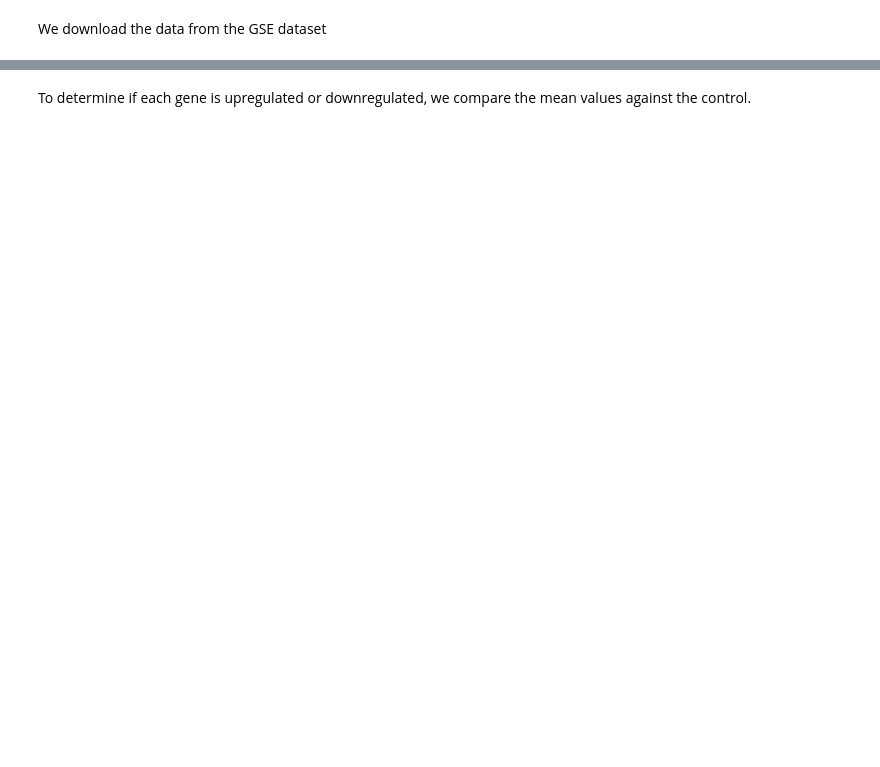
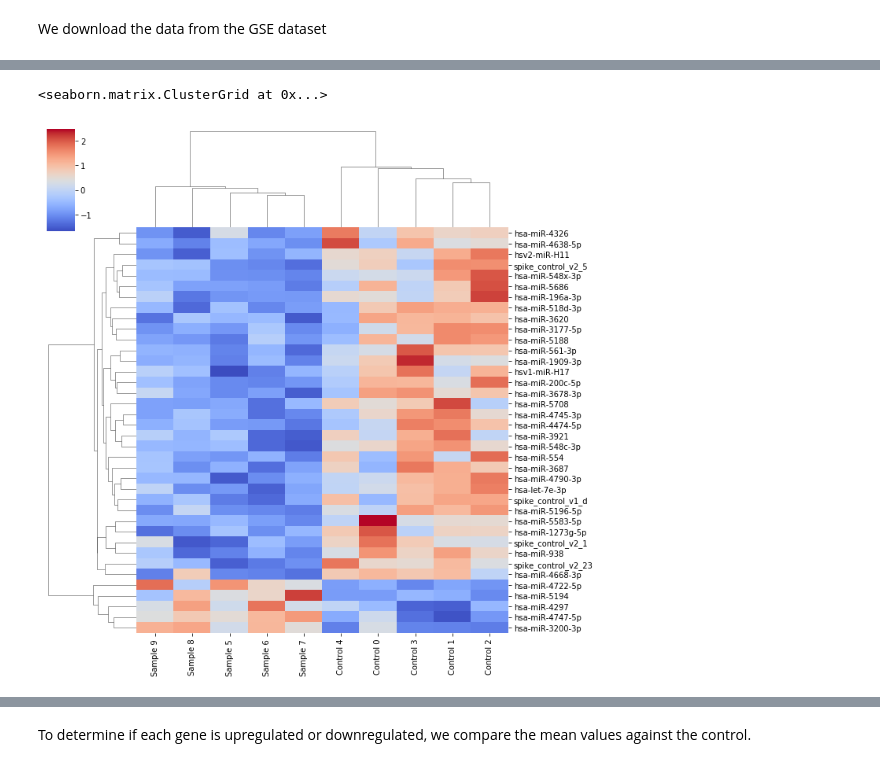
Before and after one commit to JulianKnodt/alzheimer_analysis, a Jupyter notebook: CrossAnalysis.ipynb, the cells around one changed output, grey strips where cells are left out. Saved outputs shown, nothing was run; the diff lists cells and outputs as text; code cells hidden in the pictures; blank space fills up the shorter version.

```diff
--- a/CrossAnalysis.ipynb
+++ b/CrossAnalysis.ipynb
@@ -28,0 +157,15 @@ print(ids2)
+# %%
+# Normalizing data for clustering
+values_norm2 = values2
+
+values_norm2 = values_norm2 - np.mean(values_norm2, axis=-1, keepdims=True)
+values_norm2 = values_norm2 / np.std(values_norm2, axis=-1, keepdims=True)
+# %%
+# Clustermap
+dendro_df2 = pd.DataFrame(values_norm2[mirna_signif_id_mask2])
+dendro_df2.columns = [('Control ' if i in control_columns2 else 'Sample ') + str(i) for i in range(10)]
+dendro_df2.index = list(signifs2['Human_miRNA'])
+display(seaborn.clustermap(dendro_df2, cmap='coolwarm'))
+# %% [output]
+<seaborn.matrix.ClusterGrid at 0x...>
+[figure, added]
```
Also changed, not shown: parts of 20 cells of this notebook, 3 other files.
